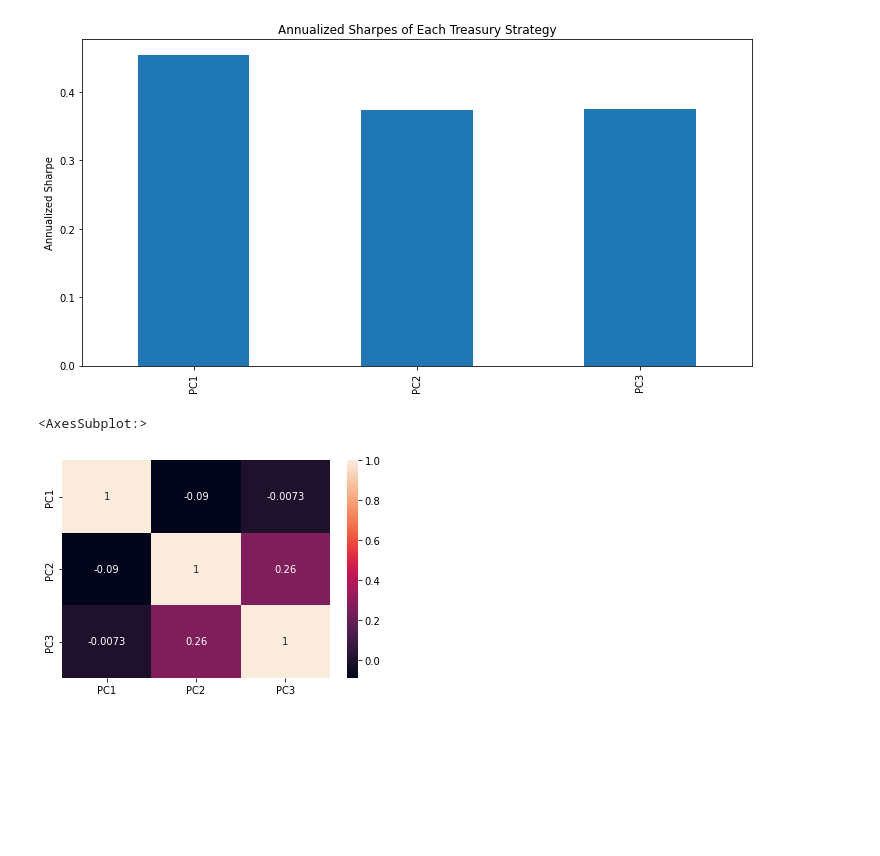
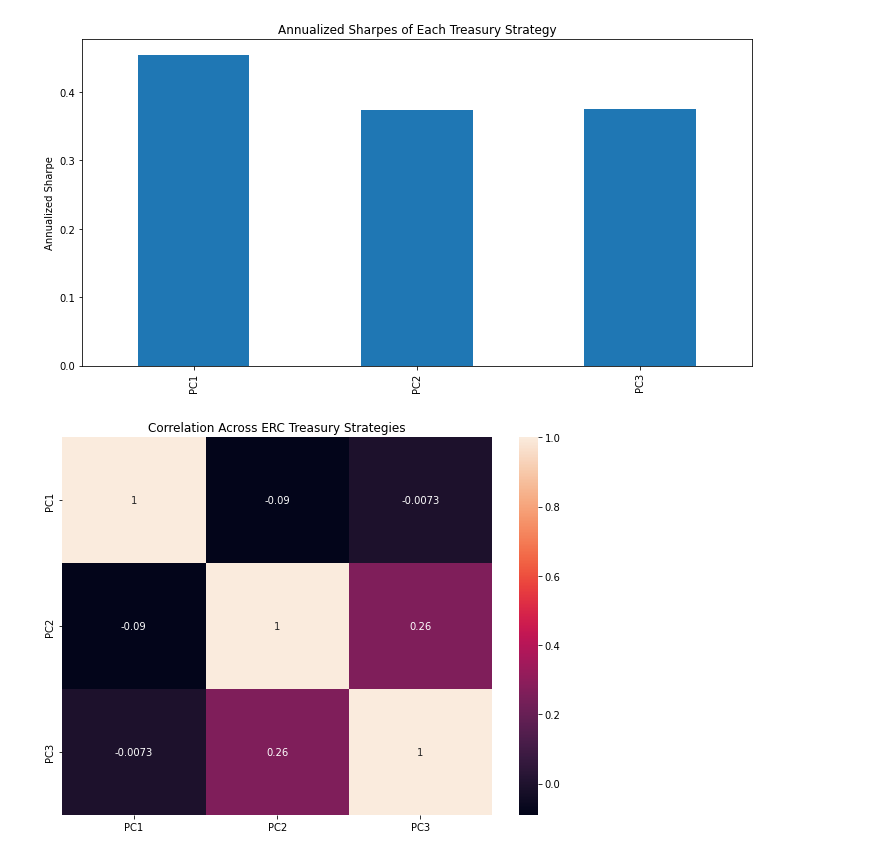
Before and after one commit to diegodalvarez/TreasuryInflationPCA, a Jupyter notebook: root/notebook/BacktestReturns.ipynb, the cells around one changed output. Saved outputs shown, nothing was run; the diff lists cells and outputs as text; code cells hidden in the pictures; blank space fills up the shorter version.

```diff
--- a/root/notebook/BacktestReturns.ipynb
+++ b/root/notebook/BacktestReturns.ipynb
@@ -282,9 +282,18 @@ plot_sharpe(df_erc)
 # %% [output]
 [figure]
 # %%
-sns.heatmap(
-    data  = df_erc.corr(),
-    annot = True)
+def plot_erc_corr(df_erc: pd.DataFrame) -> plt.Figure:
+
+    fig, axes = plt.subplots(figsize = (8,6))
+
+    sns.heatmap(
+        ax    = axes,
+        data  = df_erc.corr(),
+        annot = True)
+
+    axes.set_title("Correlation Across ERC Treasury Strategies")
+    plt.tight_layout()
+
+plot_erc_corr(df_erc)
 # %% [output]
-<AxesSubplot:>
-[figure, old version]
+[figure, new version]
```
Also changed, not shown: parts of 3 cells of this notebook.
